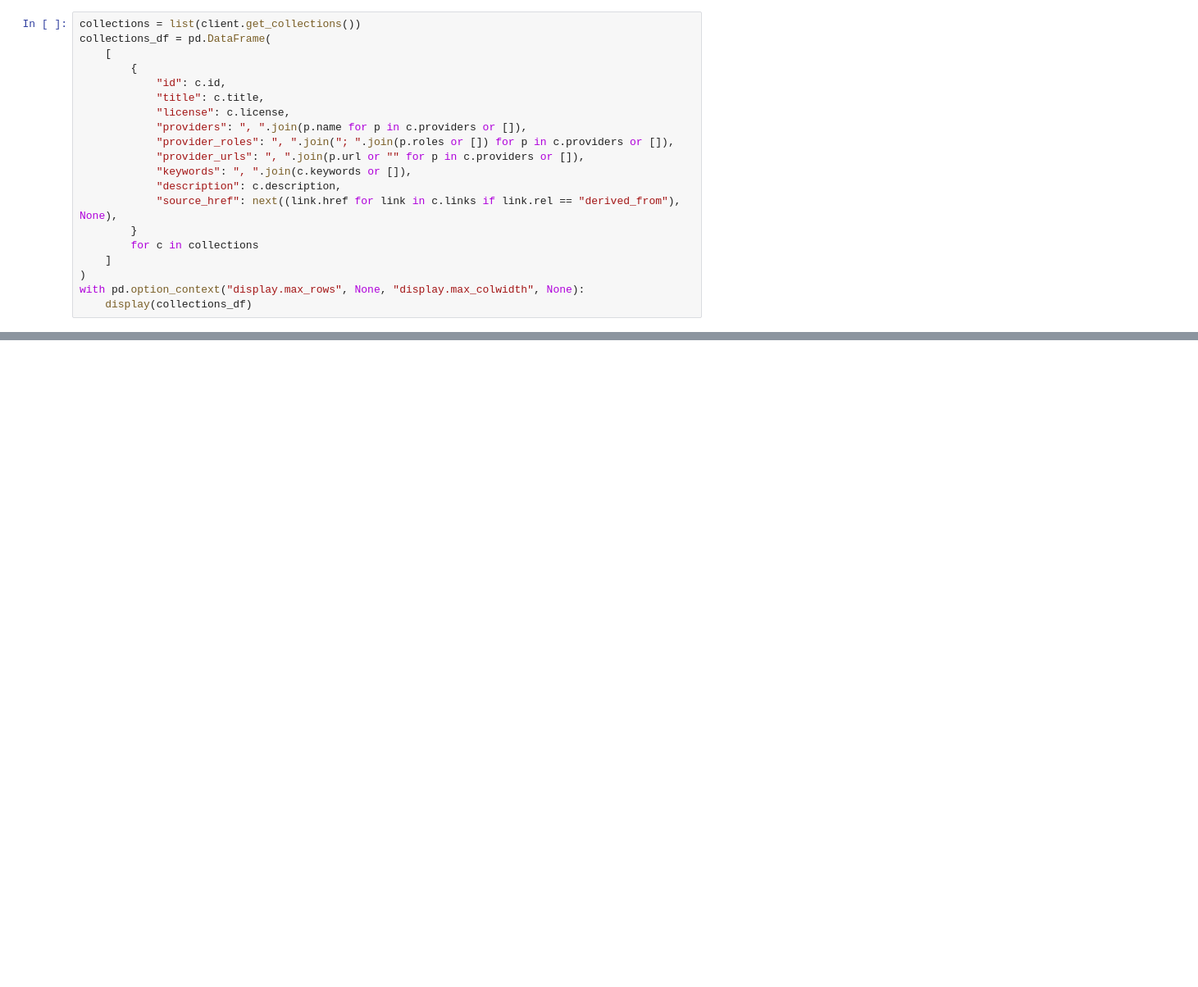
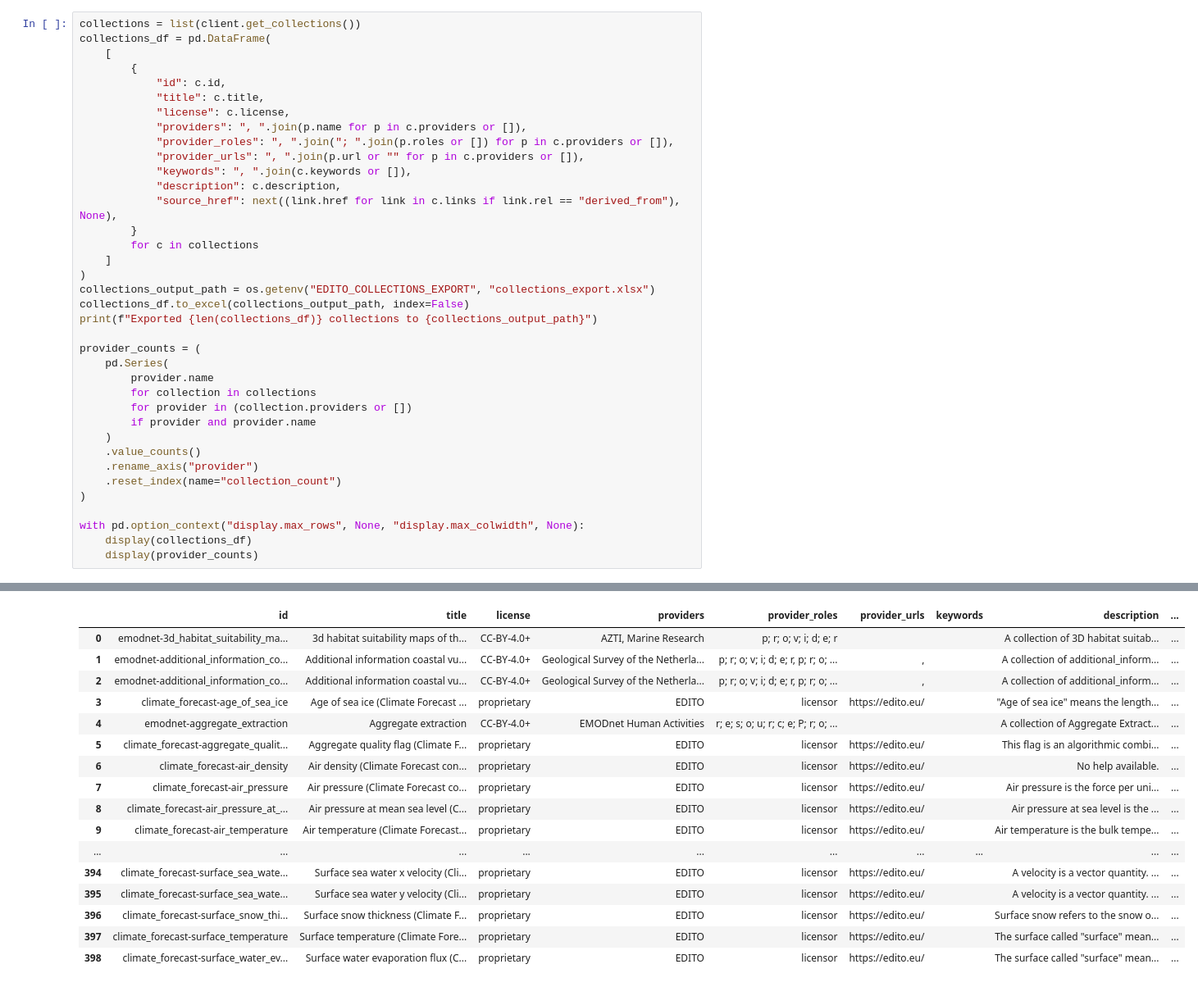
Before and after one commit to DTSchroeder/Edito-Playground, a Jupyter notebook: notebooks/03_stac_client_walkthrough.ipynb, the cells around one changed output, grey strips where cells are left out. Shown at 82% size. Cells and saved outputs as stored; diff of their text form; blank space fills up the shorter version.

Commit message:
Added Excel export

```diff
--- a/notebooks/03_stac_client_walkthrough.ipynb
+++ b/notebooks/03_stac_client_walkthrough.ipynb
@@ -173,5 +183,23 @@ collections_df = pd.DataFrame(
         for c in collections
     ]
 )
+collections_output_path = os.getenv("EDITO_COLLECTIONS_EXPORT", "collections_export.xlsx")
+collections_df.to_excel(collections_output_path, index=False)
+print(f"Exported {len(collections_df)} collections to {collections_output_path}")
+
+provider_counts = (
+    pd.Series(
+        provider.name
+        for collection in collections
+        for provider in (collection.providers or [])
+        if provider and provider.name
+    )
+    .value_counts()
+    .rename_axis("provider")
+    .reset_index(name="collection_count")
+)
+
 with pd.option_context("display.max_rows", None, "display.max_colwidth", None):
     display(collections_df)
+    display(provider_counts)
+# %% [output]
@@ -177,0 +207,17 @@ with pd.option_context("display.max_rows", None, "display.max_colwidth", None):
+|  | id | title | license | providers | provider_roles | provider_urls | keywords | description | ... |
+| 0 | emodnet-3d_habitat_suitability_ma... | 3d habitat suitability maps of th... | CC-BY-4.0+ | AZTI, Marine Research | p; r; o; v; i; d; e; r |  |  | A collection of 3D habitat suitab... | ... |
+| 1 | emodnet-additional_information_co... | Additional information coastal vu... | CC-BY-4.0+ | Geological Survey of the Netherla... | p; r; o; v; i; d; e; r, p; r; o; ... | , |  | A collection of additional_inform... | ... |
+| 2 | emodnet-additional_information_co... | Additional information coastal vu... | CC-BY-4.0+ | Geological Survey of the Netherla... | p; r; o; v; i; d; e; r, p; r; o; ... | , |  | A collection of additional_inform... | ... |
+| 3 | climate_forecast-age_of_sea_ice | Age of sea ice (Climate Forecast ... | proprietary | EDITO | licensor | https://edito.eu/ |  | "Age of sea ice" means the length... | ... |
+| 4 | emodnet-aggregate_extraction | Aggregate extraction | CC-BY-4.0+ | EMODnet Human Activities | r; e; s; o; u; r; c; e; P; r; o; ... |  |  | A collection of Aggregate Extract... | ... |
+| 5 | climate_forecast-aggregate_qualit... | Aggregate quality flag (Climate F... | proprietary | EDITO | licensor | https://edito.eu/ |  | This flag is an algorithmic combi... | ... |
+| 6 | climate_forecast-air_density | Air density (Climate Forecast con... | proprietary | EDITO | licensor | https://edito.eu/ |  | No help available. | ... |
+| 7 | climate_forecast-air_pressure | Air pressure (Climate Forecast co... | proprietary | EDITO | licensor | https://edito.eu/ |  | Air pressure is the force per uni... | ... |
+| 8 | climate_forecast-air_pressure_at_... | Air pressure at mean sea level (C... | proprietary | EDITO | licensor | https://edito.eu/ |  | Air pressure at sea level is the ... | ... |
+| 9 | climate_forecast-air_temperature | Air temperature (Climate Forecast... | proprietary | EDITO | licensor | https://edito.eu/ |  | Air temperature is the bulk tempe... | ... |
+| ... | ... | ... | ... | ... | ... | ... | ... | ... | ... |
+| 394 | climate_forecast-surface_sea_wate... | Surface sea water x velocity (Cli... | proprietary | EDITO | licensor | https://edito.eu/ |  | A velocity is a vector quantity. ... | ... |
+| 395 | climate_forecast-surface_sea_wate... | Surface sea water y velocity (Cli... | proprietary | EDITO | licensor | https://edito.eu/ |  | A velocity is a vector quantity. ... | ... |
+| 396 | climate_forecast-surface_snow_thi... | Surface snow thickness (Climate F... | proprietary | EDITO | licensor | https://edito.eu/ |  | Surface snow refers to the snow o... | ... |
+| 397 | climate_forecast-surface_temperature | Surface temperature (Climate Fore... | proprietary | EDITO | licensor | https://edito.eu/ |  | The surface called "surface" mean... | ... |
+| 398 | climate_forecast-surface_water_ev... | Surface water evaporation flux (C... | proprietary | EDITO | licensor | https://edito.eu/ |  | The surface called "surface" mean... | ... |
```
Also changed, not shown: parts of 6 cells of this notebook, 1 other file.
